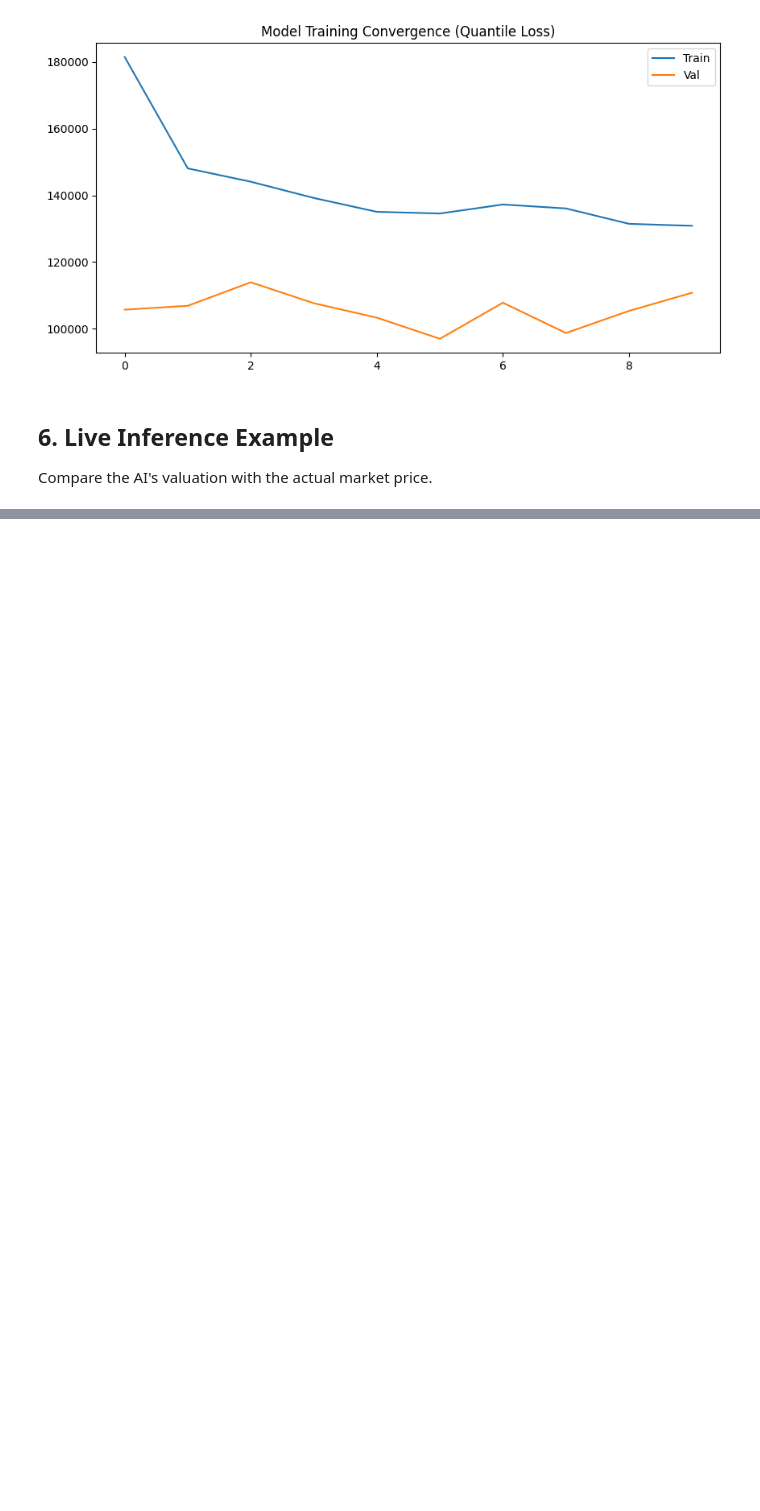
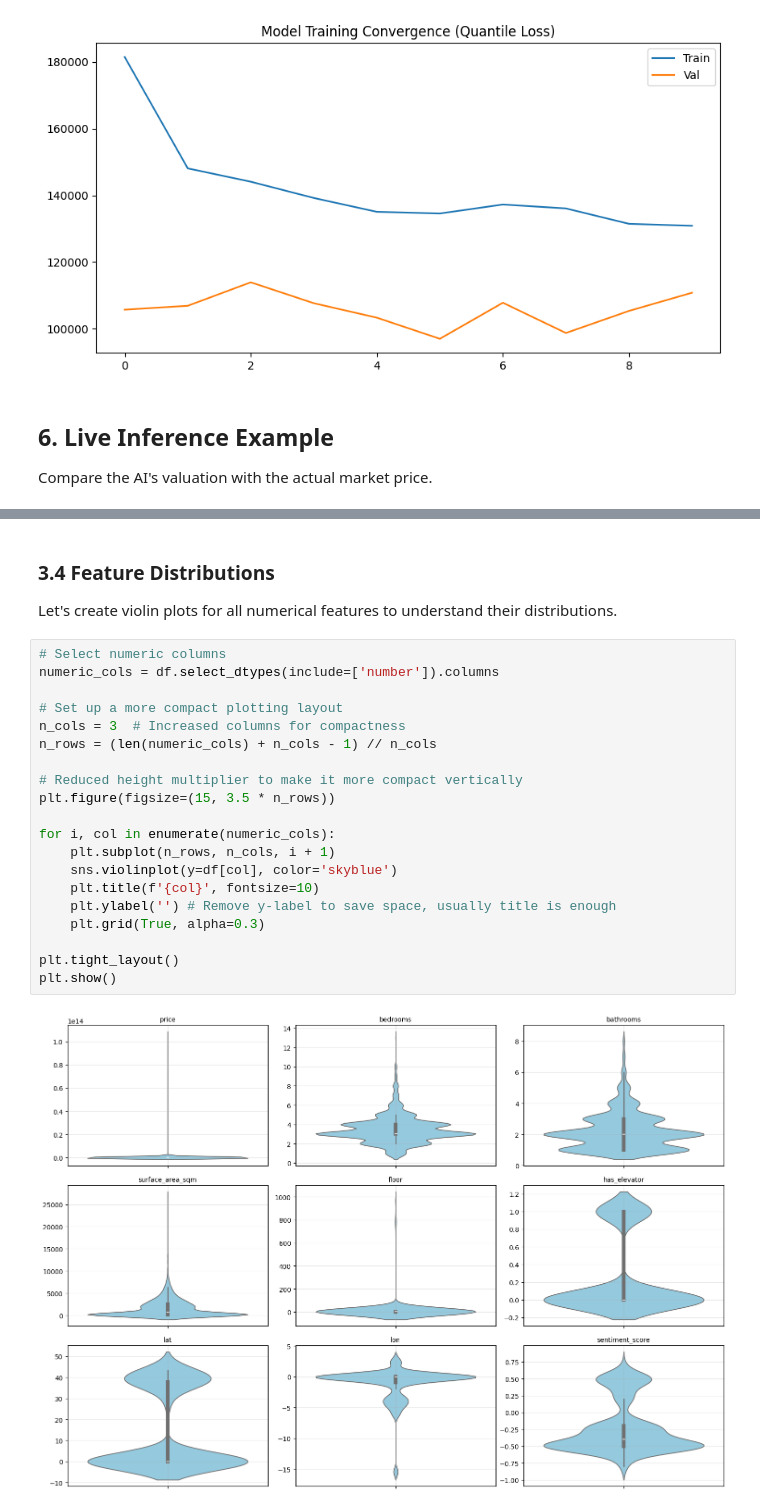
Before and after one commit to Nirtzur0/PropertyScanner, a Jupyter notebook: notebooks/project_overview.ipynb, the cells around one changed output, grey strips where cells are left out. Saved outputs shown, nothing was run; the diff lists cells and outputs as text; blank space fills up the shorter version.

Commit message:
Add compact violin plots for numerical features to project overview notebook

```diff
--- a/notebooks/project_overview.ipynb
+++ b/notebooks/project_overview.ipynb
@@ -200 +203,27 @@ else:
 Model weights not found. Prediction skipped.
+# %% [markdown]
+### 3.4 Feature Distributions
+
+Let's create violin plots for all numerical features to understand their distributions.
+# %%
+# Select numeric columns
+numeric_cols = df.select_dtypes(include=['number']).columns
+
+# Set up a more compact plotting layout
+n_cols = 3  # Increased columns for compactness
+n_rows = (len(numeric_cols) + n_cols - 1) // n_cols
+
+# Reduced height multiplier to make it more compact vertically
+plt.figure(figsize=(15, 3.5 * n_rows))
+
+for i, col in enumerate(numeric_cols):
+    plt.subplot(n_rows, n_cols, i + 1)
+    sns.violinplot(y=df[col], color='skyblue')
+    plt.title(f'{col}', fontsize=10)
+    plt.ylabel('') # Remove y-label to save space, usually title is enough
+    plt.grid(True, alpha=0.3)
+
+plt.tight_layout()
+plt.show()
+# %% [output]
+[figure, added]
```
Also changed, not shown: parts of 5 cells of this notebook, 1 other file.
